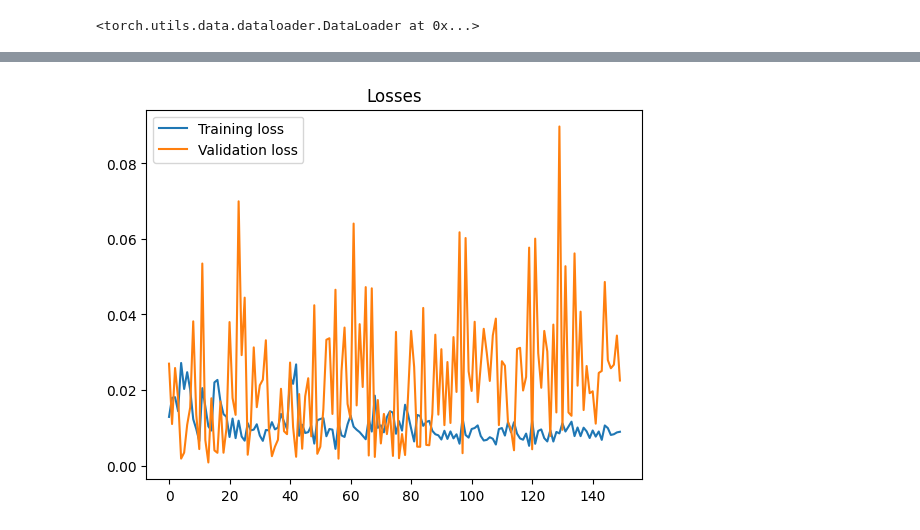
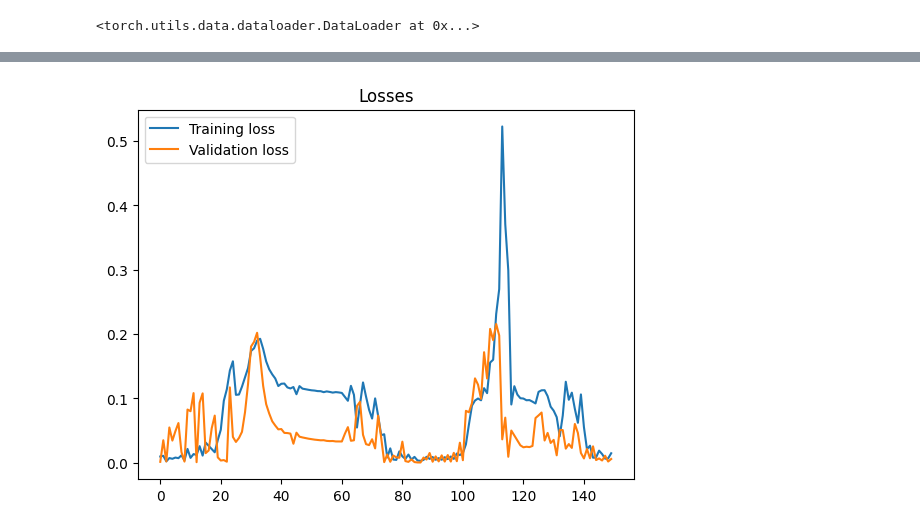
Before and after one commit to pafosz/LabApplicationProgramming, a Jupyter notebook: Lab5/training_model.ipynb, the cells around one changed output, grey strips where cells are left out. Cells and saved outputs as stored; diff of their text form; code cells hidden in the pictures.

```diff
--- a/Lab5/training_model.ipynb
+++ b/Lab5/training_model.ipynb
@@ -178,7 +176,7 @@ scaler
 # %% [output]
 MinMaxScaler()
 # %%
-batch_size = 128
+batch_size = 200
 
 train_features = torch.Tensor(x_train_arr)
 train_targets = torch.Tensor(y_train_arr)
@@ -405,9 +403,9 @@ class Optimization:
 # %%
 input_dim = len(x_train.columns)
 output_dim = 1
-hidden_dim = 32
-layer_dim = 2
-batch_size = 128
+hidden_dim = 64
+layer_dim = 3
+batch_size = 200
 dropout = 0.2
 n_epochs = 150
 learning_rate = 10e-3
@@ -455,4 +453,4 @@ predictions, values = opt.evaluate(
-[figure, old version]
+[figure, new version]
 # %%
 def inverse_transform(scaler, df, columns):
   """Reversing columns"""
```
Also changed, not shown: parts of 6 cells of this notebook.
